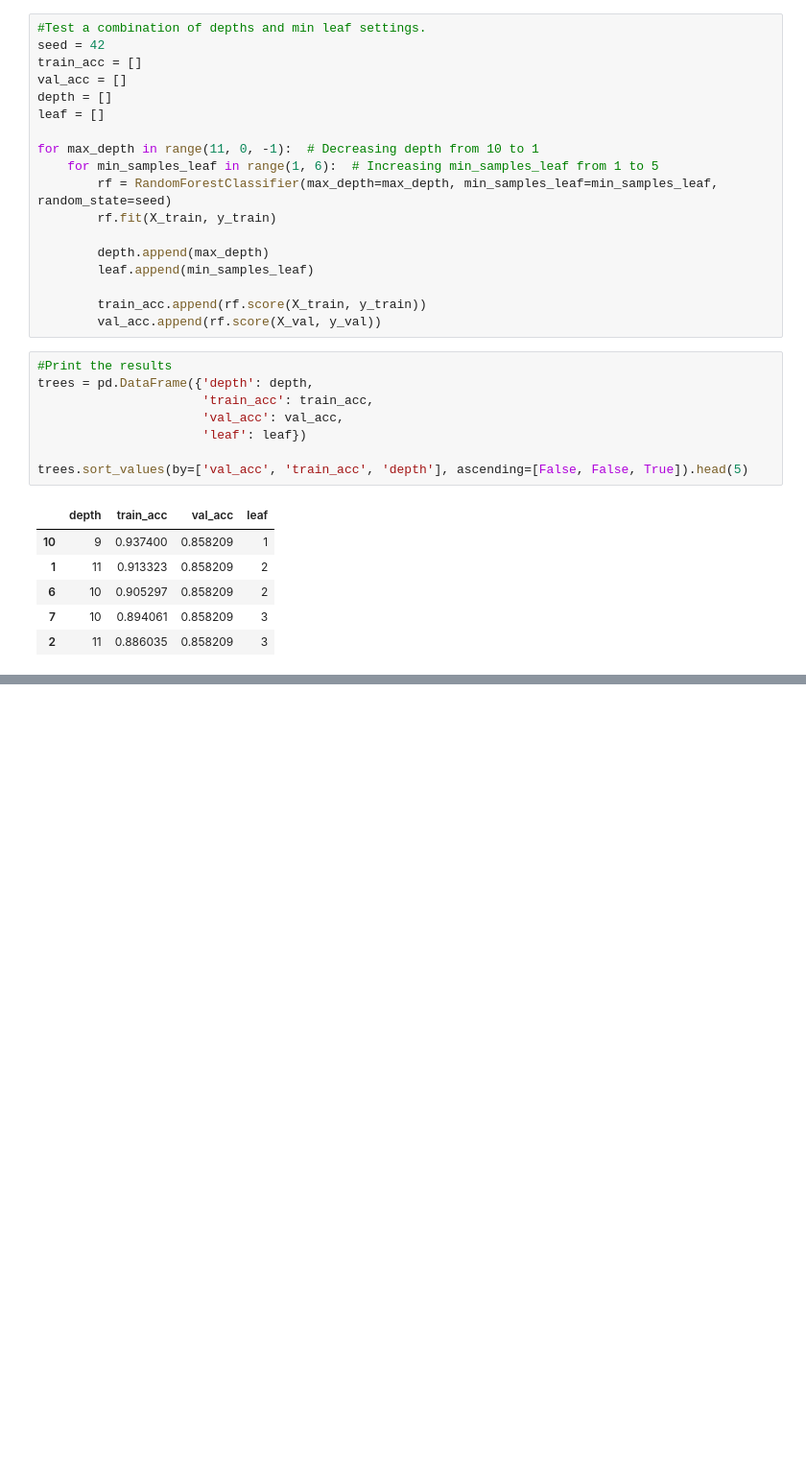
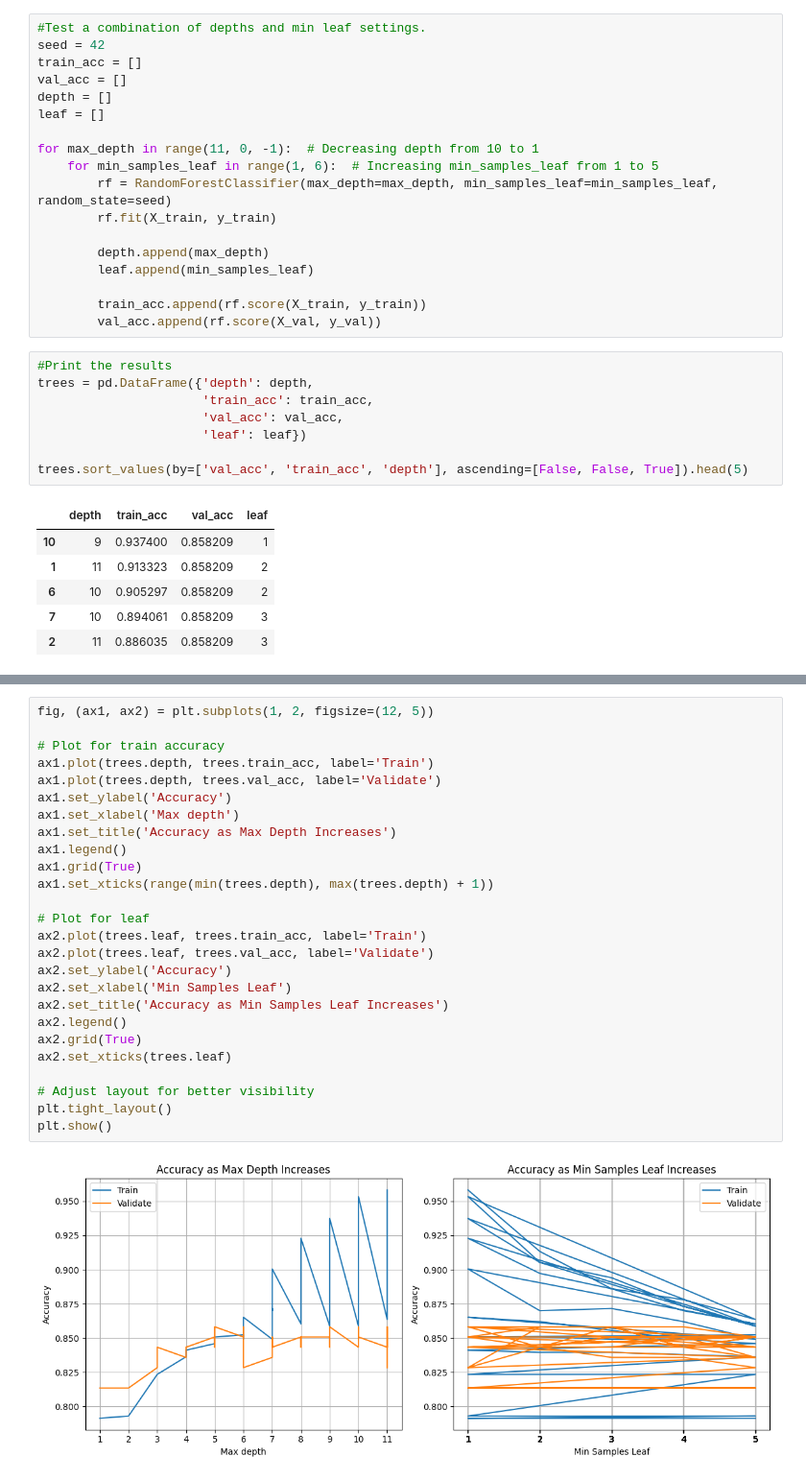
Before and after one commit to Jonathan-Garcia1/classification-exercises, a Jupyter notebook: random_forests.ipynb, the cells around one changed output, grey strips where cells are left out. Shown: that part at 96% size. Saved outputs shown, nothing was run; the diff lists cells and outputs as text; blank space fills up the shorter version.

```diff
--- a/random_forests.ipynb
+++ b/random_forests.ipynb
@@ -156,0 +171,28 @@ trees.sort_values(by=['val_acc', 'train_acc', 'depth'], ascending=[False, False,
+# %%
+fig, (ax1, ax2) = plt.subplots(1, 2, figsize=(12, 5))
+
+# Plot for train accuracy
+ax1.plot(trees.depth, trees.train_acc, label='Train')
+ax1.plot(trees.depth, trees.val_acc, label='Validate')
+ax1.set_ylabel('Accuracy')
+ax1.set_xlabel('Max depth')
+ax1.set_title('Accuracy as Max Depth Increases')
+ax1.legend()
+ax1.grid(True)
+ax1.set_xticks(range(min(trees.depth), max(trees.depth) + 1))
+
+# Plot for leaf
+ax2.plot(trees.leaf, trees.train_acc, label='Train')
+ax2.plot(trees.leaf, trees.val_acc, label='Validate')
+ax2.set_ylabel('Accuracy')
+ax2.set_xlabel('Min Samples Leaf')
+ax2.set_title('Accuracy as Min Samples Leaf Increases')
+ax2.legend()
+ax2.grid(True)
+ax2.set_xticks(trees.leaf)
+
+# Adjust layout for better visibility
+plt.tight_layout()
+plt.show()
+# %% [output]
+[figure, added]
```
Also changed, not shown: parts of 9 cells of this notebook, 2 other files.
